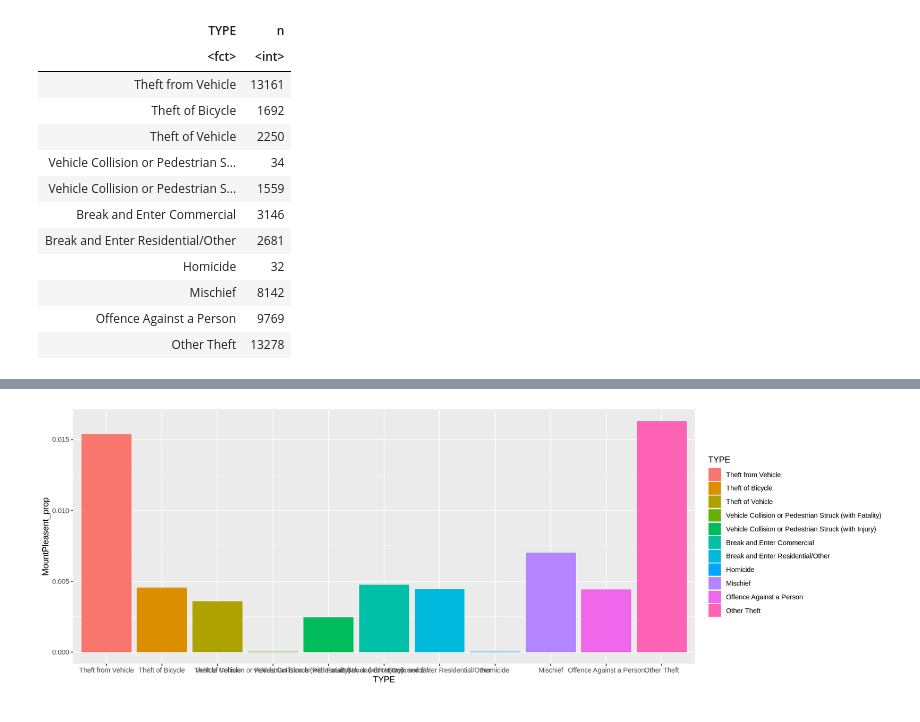
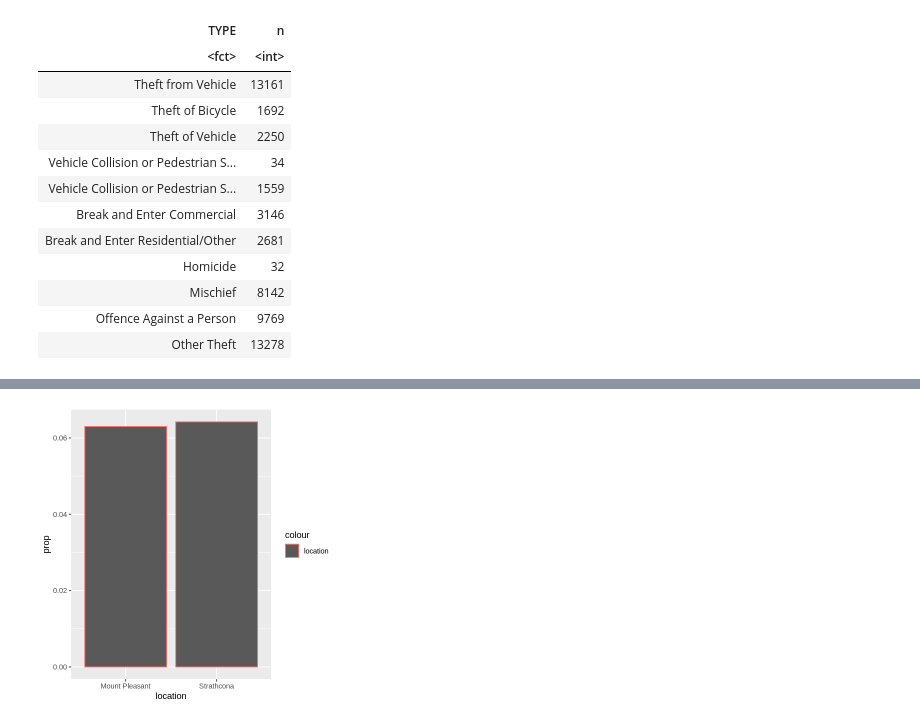
Before and after one commit to vkyaang/Stat201-project, a Jupyter notebook: project.ipynb, the cells around one changed output, grey strips where cells are left out. Drawn from its saved outputs; the diff is of its cells as text; code cells hidden in the pictures.

```diff
--- a/project.ipynb
+++ b/project.ipynb
@@ -193,3 +160,9 @@ A tibble: 11 × 2
 | Mischief | 8142 |
 | Offence Against a Person | 9769 |
 | Other Theft | 13278 |
+# %%
+neighbor_total <- crime_data %>%
+    select(NEIGHBOURHOOD) %>%
+    summarise(n = n()) %>%
+    pull()
+neighbor_total
@@ -196,7 +171,11 @@ A tibble: 11 × 2
 # %%
-dataMP |>
- summarize(sum= sum(n))
+dataMP_prop <- dataMP |>
+     summarize(total_number_of_crime= sum(n)) |>
+    mutate(prop = total_number_of_crime/neighbor_total) |>
+     mutate(location = 'Mount Pleasant')
 
 
-dataS |>
-  summarize(sum= sum(n))
+dataS_prop <- dataS |>
+      summarize(total_number_of_crime= sum(n))  |>
+    mutate(prop = total_number_of_crime/neighbor_total) |>
+ mutate(location = 'Strathcona')
@@ -211,0 +196,5 @@ A tibble: 1 × 1
+# %%
+proportion <- rbind(dataS_prop, dataMP_prop)
+
+
+proportion
@@ -211,0 +207,10 @@ A tibble: 1 × 1
+# %%
+options(repr.plot.width = 5, repr.plot.height = 5)
+prop_plot <- proportion %>%
+    ggplot(aes(x=location, y=prop, color='location')) +
+    geom_bar(stat = 'identity') +
+    labs()
+
+prop_plot
+# %% [output]
+[figure, added]
@@ -212,10 +232,9 @@ A tibble: 1 × 1
 # %%
-options(repr.plot.width = 15, repr.plot.height = 5)
-westend_sum_plot <- crime_data_sum %>%
+options(repr.plot.width = 15, repr.plot.height = 10)
+mountpleasant_sum_plot <- crime_data_sum %>%
     ggplot(aes(x=TYPE, y= MountPleasent_prop, fill=TYPE)) +
-    geom_bar(stat = 'identity')
-
-westend_sum_plot
+    geom_bar(stat = 'identity') +
+    labs(y='Proportion(Mount Pleasant)', x='Type of Crimes') +
+    ggtitle('Mount Pleasant Proportion of All Crimes') +
+    theme(axis.text.x = element_text(angle = 90, vjust = 0.5, hjust=1, size=15))
-# %% [output]
-[figure, removed]
 # %%
```
Also changed, not shown: parts of 11 cells of this notebook.
